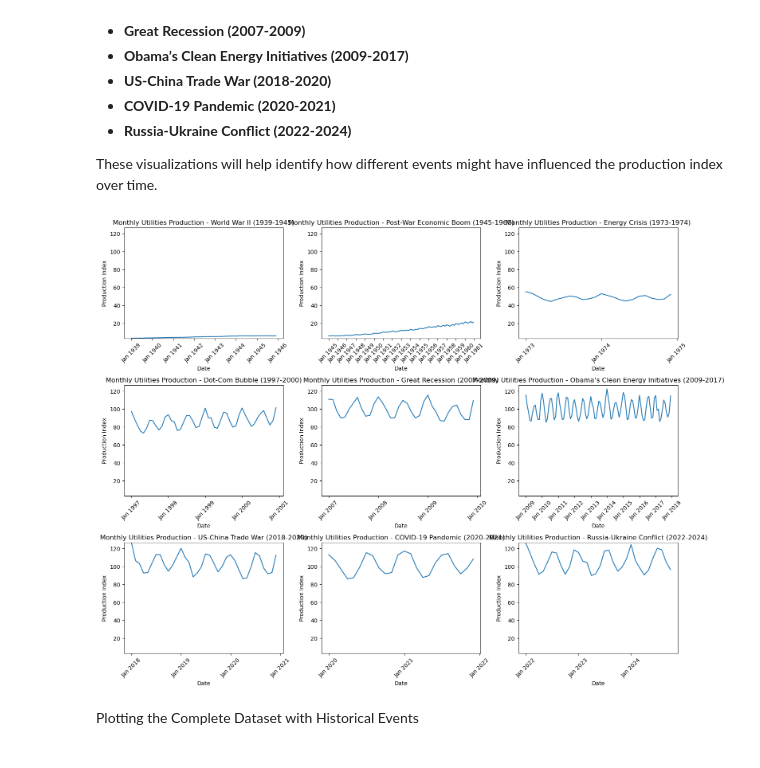
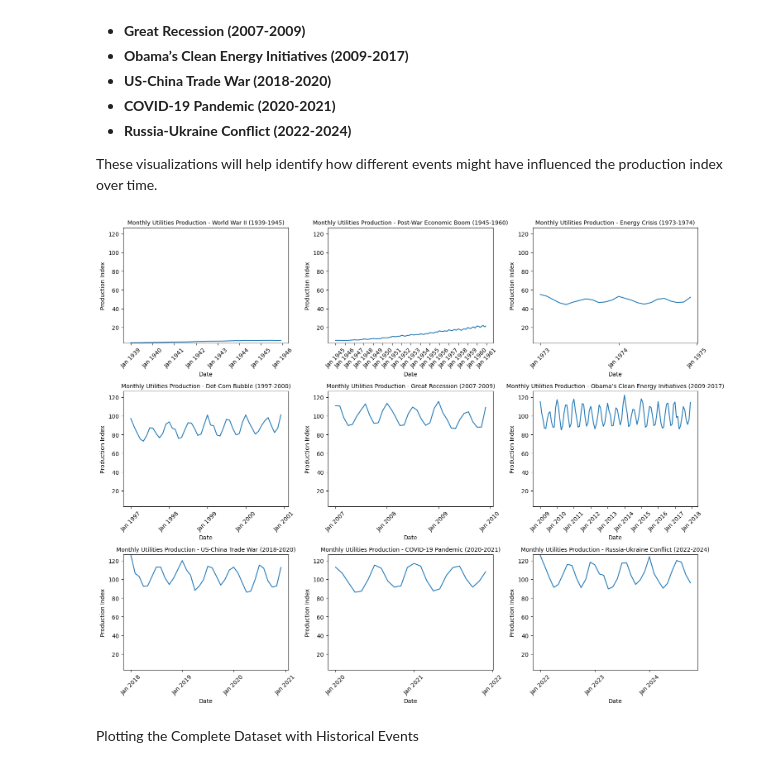
Before and after one commit to jassem-manita/assesment, a Jupyter notebook: EDA.ipynb, the cells around one changed output. Cells and saved outputs as stored; diff of their text form; code cells hidden in the pictures.

```diff
--- a/EDA.ipynb
+++ b/EDA.ipynb
@@ -172,35 +172,35 @@ y_max = df['Production_Index'].max()  # maximum value
 periods = [
     ('1939-01-01', '1945-12-31', 'World War II (1939-1945)'),
     ('1945-01-01', '1960-12-31', 'Post-War Economic Boom (1945-1960)'),
     ('1973-01-01', '1974-12-31', 'Energy Crisis (1973-1974)'),
     ('1997-01-01', '2000-12-31', 'Dot-Com Bubble (1997-2000)'),
     ('2007-01-01', '2009-12-31', 'Great Recession (2007-2009)'),
     ('2009-01-01', '2017-12-31', 'Obama’s Clean Energy Initiatives (2009-2017)'),
     ('2018-01-01', '2020-12-31', 'US-China Trade War (2018-2020)'),
     ('2020-01-01', '2021-12-31', 'COVID-19 Pandemic (2020-2021)'),
     ('2022-01-01', '2024-12-31', 'Russia-Ukraine Conflict (2022-2024)')
 ]
 
 # Create a figure with multiple subplots (3 plots per row)
 fig, axes = plt.subplots(3, 3, figsize=(15, 12))  # 3 rows, 3 columns
 axes = axes.flatten()  # Flatten the 2D array of axes to 1D for easy indexing
 
 for i, (start_date, end_date, title) in enumerate(periods):
     ax = axes[i]
     ax.plot(df.loc[start_date:end_date]['Production_Index'])
     ax.set_xlabel("Date")
     ax.set_ylabel("Production Index")
-    ax.set_title(f'Monthly Utilities Production - {title}')
+    ax.set_title(f'Monthly Utilities Production - {title}', size= 10)
     ax.set_ylim(y_min, y_max)  # set the same y-axis range
     ax.xaxis.set_major_locator(mdates.YearLocator(base=1))
     ax.xaxis.set_major_formatter(mdates.DateFormatter('%b %Y'))
     ax.tick_params('x', labelrotation=45)
 
 # Adjust layout for better spacing
 plt.tight_layout()
 plt.show()
 # %% [output]
-[figure, old version]
+[figure, new version]
 # %% [markdown]
 Plotting the Complete Dataset with Historical Events
 # %%
```
